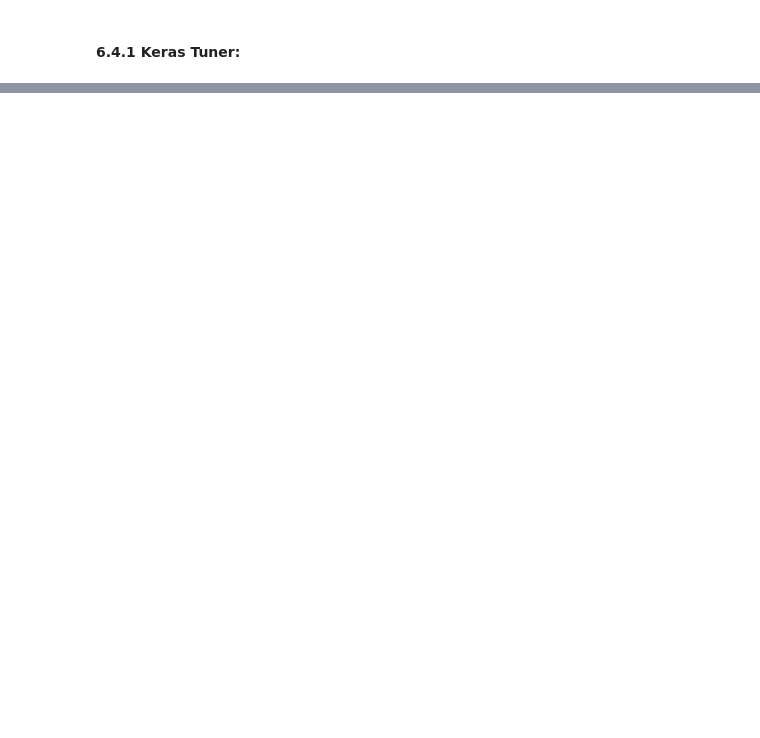
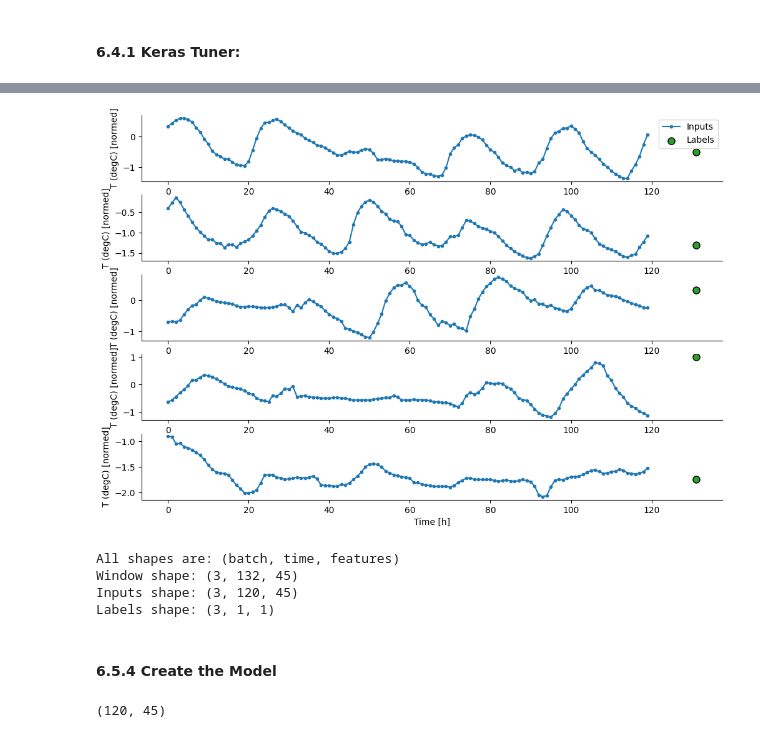
Before and after one commit to fabriziobasso/Time_Series_Files, a Jupyter notebook: TS_Analysis_Keras_file.ipynb, the cells around one changed output, grey strips where cells are left out. Cells and saved outputs as stored; diff of their text form; code cells hidden in the pictures; blank space fills up the shorter version.

```diff
--- a/TS_Analysis_Keras_file.ipynb
+++ b/TS_Analysis_Keras_file.ipynb
@@ -1270,0 +1352,9 @@ tuner.get_best_hyperparameters()[0].values
+# %%
+# Add windowed columns
+df_nbeats = df.copy()
+for i in range(WINDOW_SIZE):
+  df_nbeats[f"T (degC)+{i+1}"]  =  df_nbeats["T (degC)"].shift(periods=i+1)
+
+df_nbeats.dropna(inplace=True)
+
+#df_nbeats.iloc[:,-24:].head()
@@ -1270,0 +1365,9 @@ tuner.get_best_hyperparameters()[0].values
+# %%
+column_indices = {name: i for i, name in enumerate(df_nbeats.columns)}
+
+n = len(df_nbeats)
+train_df_nb = df_nbeats[0:int(n*0.7)]
+val_df_nb = df_nbeats[int(n*0.7):int(n*0.9)]
+test_df_nb = df_nbeats[int(n*0.9):]
+
+num_features = df_nbeats.shape[1]
@@ -1270,0 +1380,10 @@ tuner.get_best_hyperparameters()[0].values
+# %%
+train_mean_nb = train_df_nb.mean()
+train_std_nb = train_df_nb.std()
+
+train_df_nb = (train_df_nb - train_mean_nb) / train_std_nb
+val_df_nb = (val_df_nb - train_mean_nb) / train_std_nb
+test_df_nb = (test_df_nb - train_mean_nb) / train_std_nb
+# %%
+data_gen_nb = WindowGenerator(input_width=120, label_width=1, shift=12,label_columns=['T (degC)'], train_df = train_df_nb, val_df= val_df_nb, test_df = test_df_nb)
+data_gen_nb
@@ -1270,0 +1401,28 @@ tuner.get_best_hyperparameters()[0].values
+# %%
+data_gen_nb.plot(max_subplots=5)
+# %% [output]
+[figure, added]
+# %%
+# Stack three slices, the length of the total window.
+example_window_nb = tf.stack([np.array(train_df_nb[:data_gen_nb.total_window_size]),
+                           np.array(train_df_nb[100:100+data_gen_nb.total_window_size]),
+                           np.array(train_df_nb[200:200+data_gen_nb.total_window_size])])
+
+example_inputs_nb, example_labels_nb = data_gen_nb.split_window(example_window_nb)
+
+print('All shapes are: (batch, time, features)')
+print(f'Window shape: {example_window_nb.shape}')
+print(f'Inputs shape: {example_inputs_nb.shape}')
+print(f'Labels shape: {example_labels_nb.shape}')
+# %% [output]
+All shapes are: (batch, time, features)
+Window shape: (3, 132, 45)
+Inputs shape: (3, 120, 45)
+Labels shape: (3, 1, 1)
+# %% [markdown]
+#### 6.5.4 Create the Model
+# %%
+inp_shape = (example_inputs_nb.shape[1], example_inputs_nb.shape[2])
+inp_shape
+# %% [output]
+(120, 45)
```
Also changed, not shown: parts of 31 cells of this notebook.
